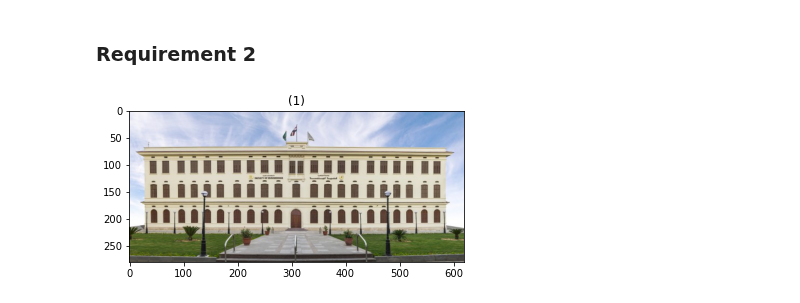
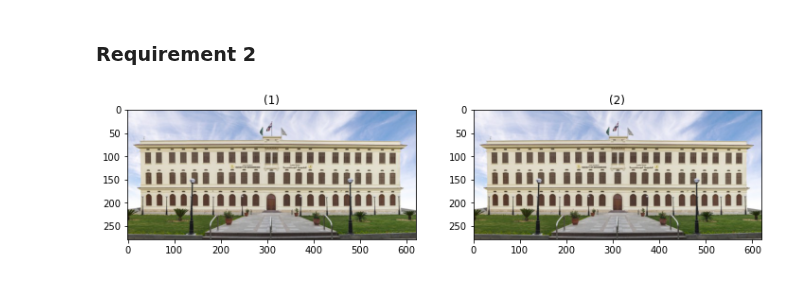
Before and after one commit to EngPeterAtef/ImageProcessing_Labs, a Jupyter notebook: Lab7_std/Lab_Seg_1_STD.ipynb, the cells around one changed output. Drawn from its saved outputs; the diff is of its cells as text; code cells hidden in the pictures.

```diff
--- a/Lab7_std/Lab_Seg_1_STD.ipynb
+++ b/Lab7_std/Lab_Seg_1_STD.ipynb
@@ -62,16 +65,33 @@ G_float = image_cufe[:,:,1].astype(float)
 B_float = image_cufe[:,:,2].astype(float)
 # %%
 # 4- calculate differences FOR EACH CHANNEL (between the image and the required pixel value)
+diff_R = np.zeros((R_float.shape[0],R_float.shape[1]))
+diff_G = np.zeros((G_float.shape[0],G_float.shape[1]))
+diff_B = np.zeros((B_float.shape[0],B_float.shape[1]))
 
+for x in range(diff_R.shape[0]):
+    for y in range(diff_R.shape[1]):
+        diff_R[x,y] = pixelValue[0] - R_float[x,y]
+        diff_G[x,y] = pixelValue[1] - G_float[x,y]
+        diff_B[x,y] = pixelValue[2] - B_float[x,y]
 # 5- calculate overall distance from the given RGB color (use any appropriate distance measure, take care of the minus distances)
-
+output_image = np.copy(image_cufe)
+distance = np.zeros((output_image.shape[0],output_image.shape[1],output_image.shape[2]))
+for x in range(distance.shape[0]):
+    for y in range(distance.shape[1]):
+        for z in range(distance.shape[2]):
+            distance[x,y,z] = np.sqrt((output_image[x,y,z] - pixelValue[0])**2 + (output_image[x,y,z] - pixelValue[1])**2 + (output_image[x,y,z] - pixelValue[2])**2)
 # 6-  create a mask by thresholding the differences
-
+thres_distance = distance < 20
 # 7- In the input image, Replace the pixels of the mask with the following color
 # R = 230 , G = 90 , B=40
 
+output_image[thres_distance == 1] = 230
+output_image[thres_distance == 1] = 90
+output_image[thres_distance == 1] = 40
+
 # 8- show the image or save it
 
-show_images([image_cufe])
+show_images([image_cufe,output_image])
 # %% [output]
-[figure, old version]
+[figure, new version]
```
Also changed, not shown: parts of 2 cells of this notebook.
